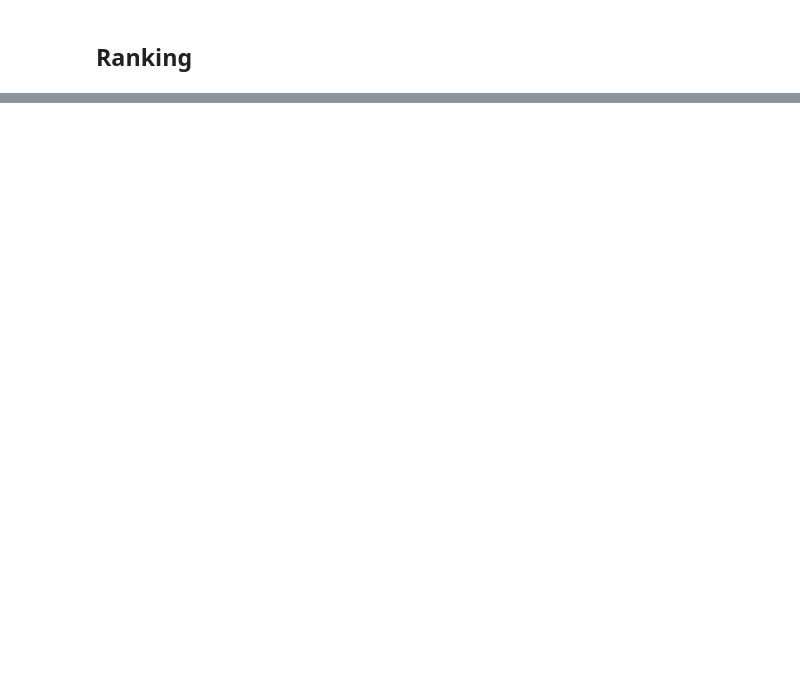
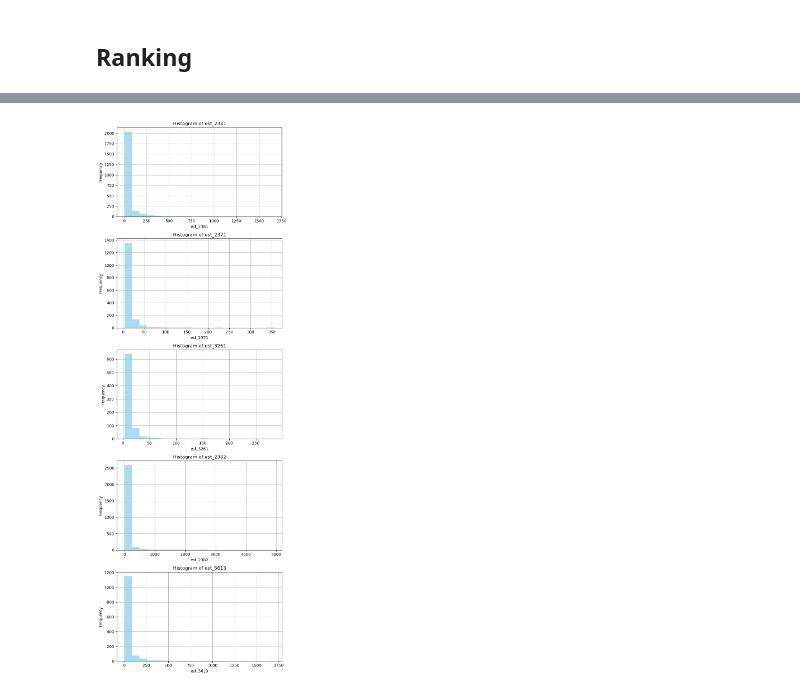
Before and after one commit to dkkdark/Data-Driven-Modeling-WS24-25, a Jupyter notebook: notebooks/data_preparation.ipynb, the cells around one changed output, grey strips where cells are left out. Drawn from its saved outputs; the diff is of its cells as text; code cells hidden in the pictures; blank space fills up the shorter version.

```diff
--- a/notebooks/data_preparation.ipynb
+++ b/notebooks/data_preparation.ipynb
@@ -335,0 +239,5 @@ df_final.head()
+# %%
+# Generate random values for each NAICS and assign them to each entry in the group
+random_values = {naics: np.random.randint(0, 11) for naics in df_pattern['naics'].unique()}
+df_pattern['tool_consumption'] = df_pattern['naics'].map(random_values)
+df_pattern.head(3)
@@ -405,0 +455,22 @@ This is called **Pivoting or Wide-Format-Transformation**
+# %%
+# Drop the 'FIPS' column
+feature_df_no_fips = feature_df.drop(columns='FIPS')
+
+# Number of columns (features)
+n_features = len(feature_df_no_fips.columns)
+
+# Set up subplots (one row and as many columns as there are features)
+fig, axes = plt.subplots(n_features, 1, figsize=(7, 4 * n_features))
+
+# Create a histogram for each feature
+for i, col in enumerate(feature_df_no_fips.columns):
+    axes[i].hist(feature_df_no_fips[col].dropna(), bins=20, alpha=0.7, color='skyblue')
+    axes[i].set_xlabel(col)
+    axes[i].set_ylabel('Frequency')
+    axes[i].set_title(f'Histogram of {col}')
+    axes[i].grid(True)
+
+plt.tight_layout()
+plt.show()
+# %% [output]
+[figure, added]
```
Also changed, not shown: parts of 92 cells of this notebook.
